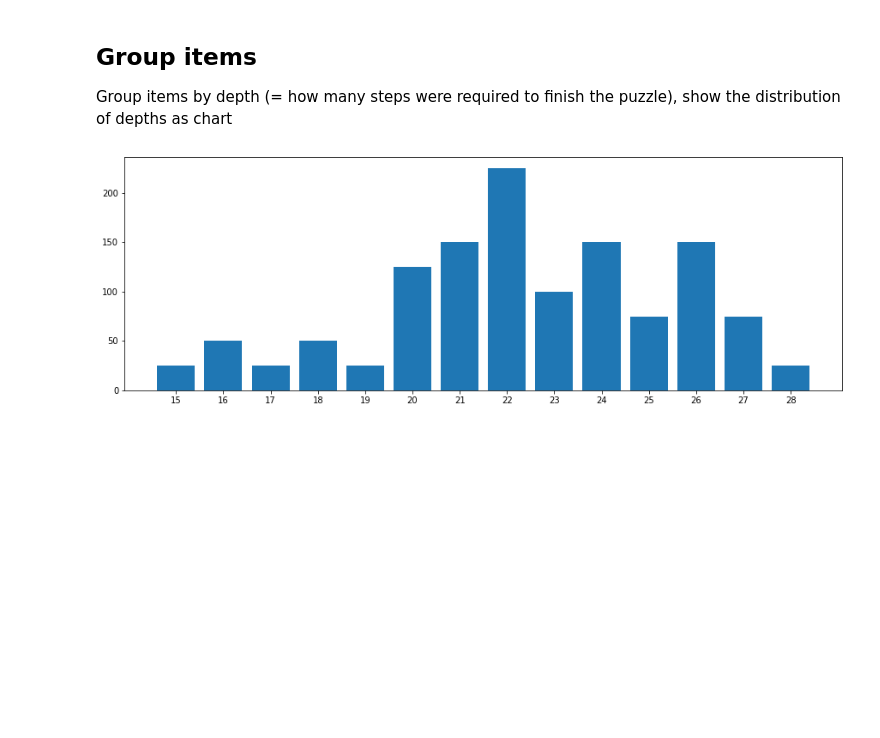
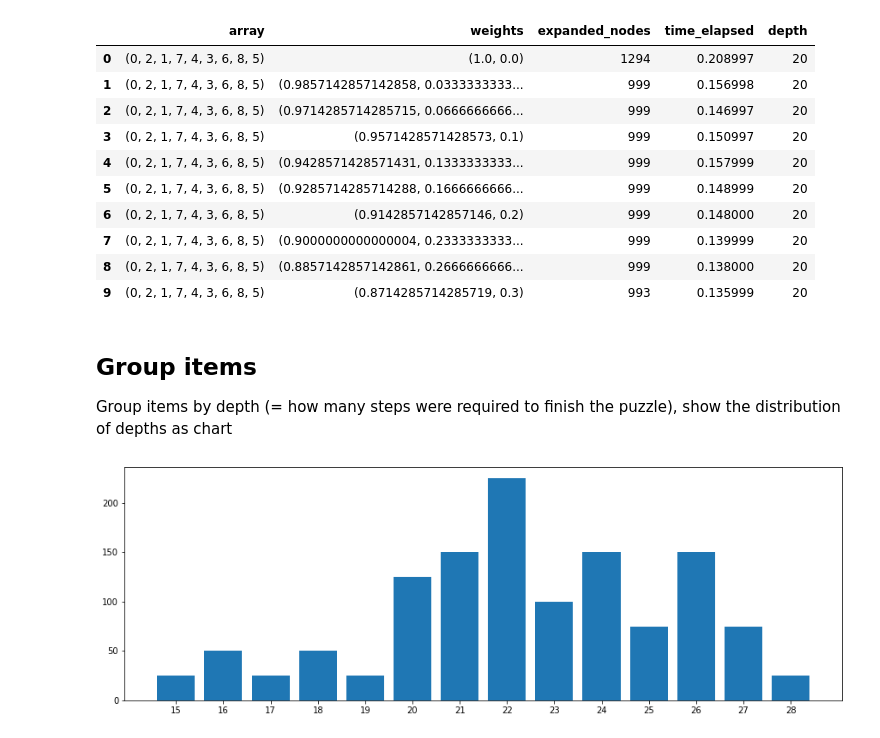
Before and after one commit to Henchway/AI-Data-Science-Exercises, a Jupyter notebook: Exercise1/analytics.ipynb, the cells around one changed output. Saved outputs shown, nothing was run; the diff lists cells and outputs as text; code cells hidden in the pictures; blank space fills up the shorter version.

```diff
--- a/Exercise1/analytics.ipynb
+++ b/Exercise1/analytics.ipynb
@@ -4,12 +4,26 @@ import matplotlib.pyplot as plt
 import numpy as np
 import pandas as pd
 
-with open("results_50_2021-04-26.json", "r") as file:
+with open("results_1_2021-04-26.json", "r") as file:
     contents = file.read()
     unfrozen = jsonpickle.decode(contents)
 
 df = pd.DataFrame(unfrozen)
 cols = list(df.columns)
+# %%
+df
+# %% [output]
+|  | array | weights | expanded_nodes | time_elapsed | depth |
+| 0 | (0, 2, 1, 7, 4, 3, 6, 8, 5) | (1.0, 0.0) | 1294 | 0.208997 | 20 |
+| 1 | (0, 2, 1, 7, 4, 3, 6, 8, 5) | (0.9857142857142858, 0.0333333333... | 999 | 0.156998 | 20 |
+| 2 | (0, 2, 1, 7, 4, 3, 6, 8, 5) | (0.9714285714285715, 0.0666666666... | 999 | 0.146997 | 20 |
+| 3 | (0, 2, 1, 7, 4, 3, 6, 8, 5) | (0.9571428571428573, 0.1) | 999 | 0.150997 | 20 |
+| 4 | (0, 2, 1, 7, 4, 3, 6, 8, 5) | (0.9428571428571431, 0.1333333333... | 999 | 0.157999 | 20 |
+| 5 | (0, 2, 1, 7, 4, 3, 6, 8, 5) | (0.9285714285714288, 0.1666666666... | 999 | 0.148999 | 20 |
+| 6 | (0, 2, 1, 7, 4, 3, 6, 8, 5) | (0.9142857142857146, 0.2) | 999 | 0.148000 | 20 |
+| 7 | (0, 2, 1, 7, 4, 3, 6, 8, 5) | (0.9000000000000004, 0.2333333333... | 999 | 0.139999 | 20 |
+| 8 | (0, 2, 1, 7, 4, 3, 6, 8, 5) | (0.8857142857142861, 0.2666666666... | 999 | 0.138000 | 20 |
+| 9 | (0, 2, 1, 7, 4, 3, 6, 8, 5) | (0.8714285714285719, 0.3) | 993 | 0.135999 | 20 |
 # %% [markdown]
 ## Group items
 Group items by depth (= how many steps were required to finish the puzzle), show the distribution of depths as chart
```
Also changed, not shown: parts of 1 cell of this notebook, 2 other files.
